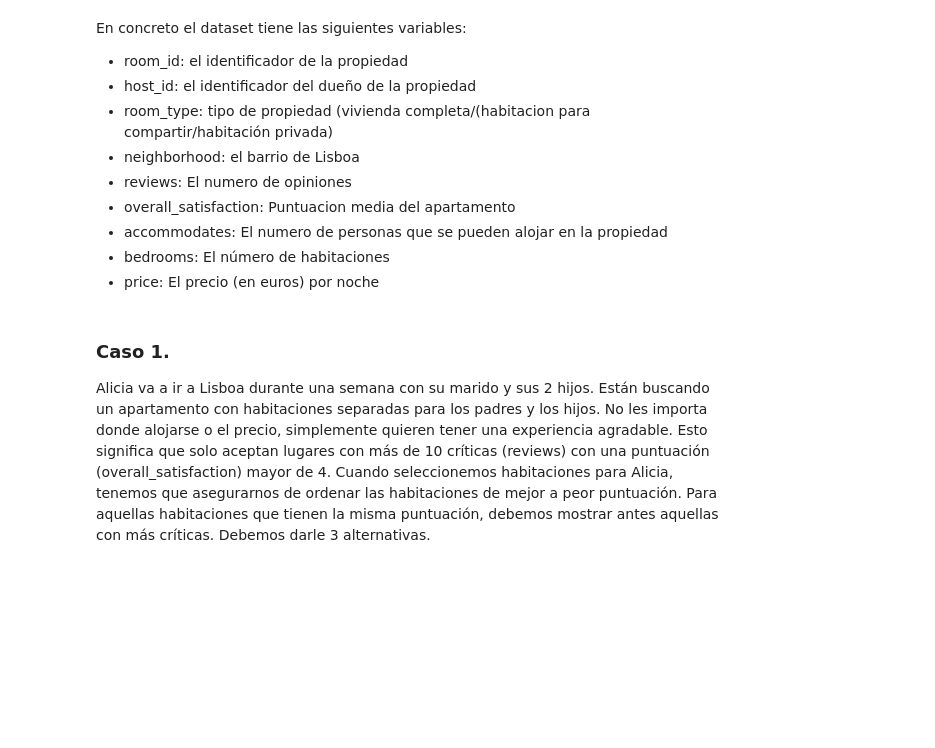
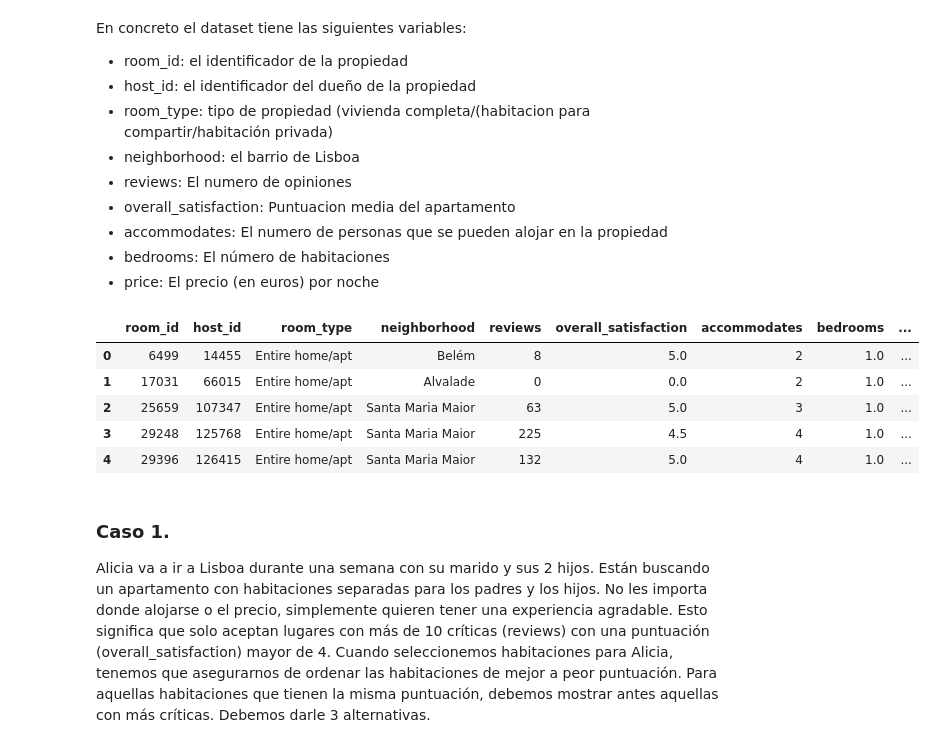
Before and after one commit to serraguti/PythonCiencia, a Jupyter notebook: ciencia06airbnb.ipynb, the cells around one changed output. Cells and saved outputs as stored; diff of their text form; code cells hidden in the pictures; blank space fills up the shorter version.

```diff
--- a/ciencia06airbnb.ipynb
+++ b/ciencia06airbnb.ipynb
@@ -16,3 +18,13 @@ En concreto el dataset tiene las siguientes variables:
+# %%
+df = pd.read_csv('data/airbnb.csv')
+df.head()
+# %% [output]
+|  | room_id | host_id | room_type | neighborhood | reviews | overall_satisfaction | accommodates | bedrooms | ... |
+| 0 | 6499 | 14455 | Entire home/apt | Belém | 8 | 5.0 | 2 | 1.0 | ... |
+| 1 | 17031 | 66015 | Entire home/apt | Alvalade | 0 | 0.0 | 2 | 1.0 | ... |
+| 2 | 25659 | 107347 | Entire home/apt | Santa Maria Maior | 63 | 5.0 | 3 | 1.0 | ... |
+| 3 | 29248 | 125768 | Entire home/apt | Santa Maria Maior | 225 | 4.5 | 4 | 1.0 | ... |
+| 4 | 29396 | 126415 | Entire home/apt | Santa Maria Maior | 132 | 5.0 | 4 | 1.0 | ... |
 # %% [markdown]
 ### Caso 1.
 
```
Also changed, not shown: parts of 15 cells of this notebook, 4 other files.
